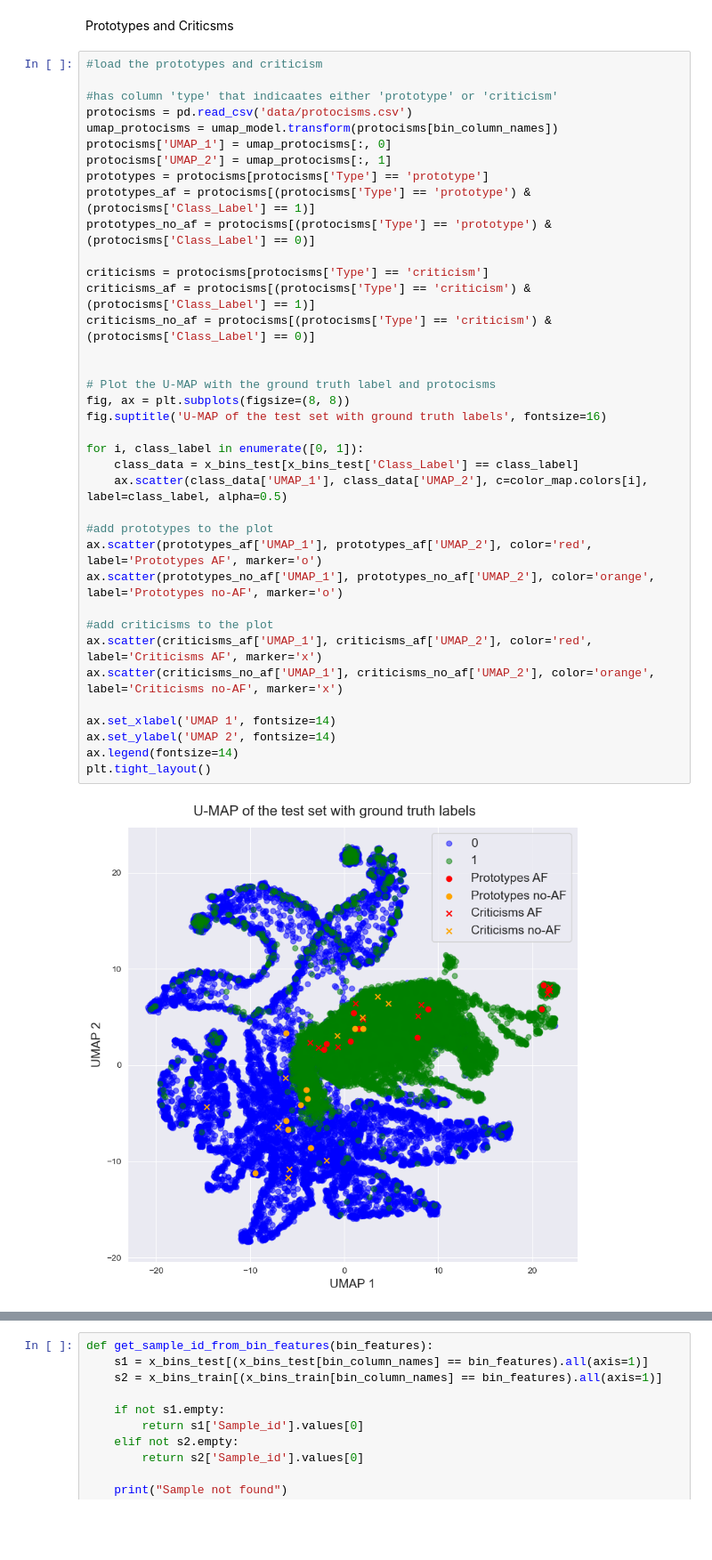
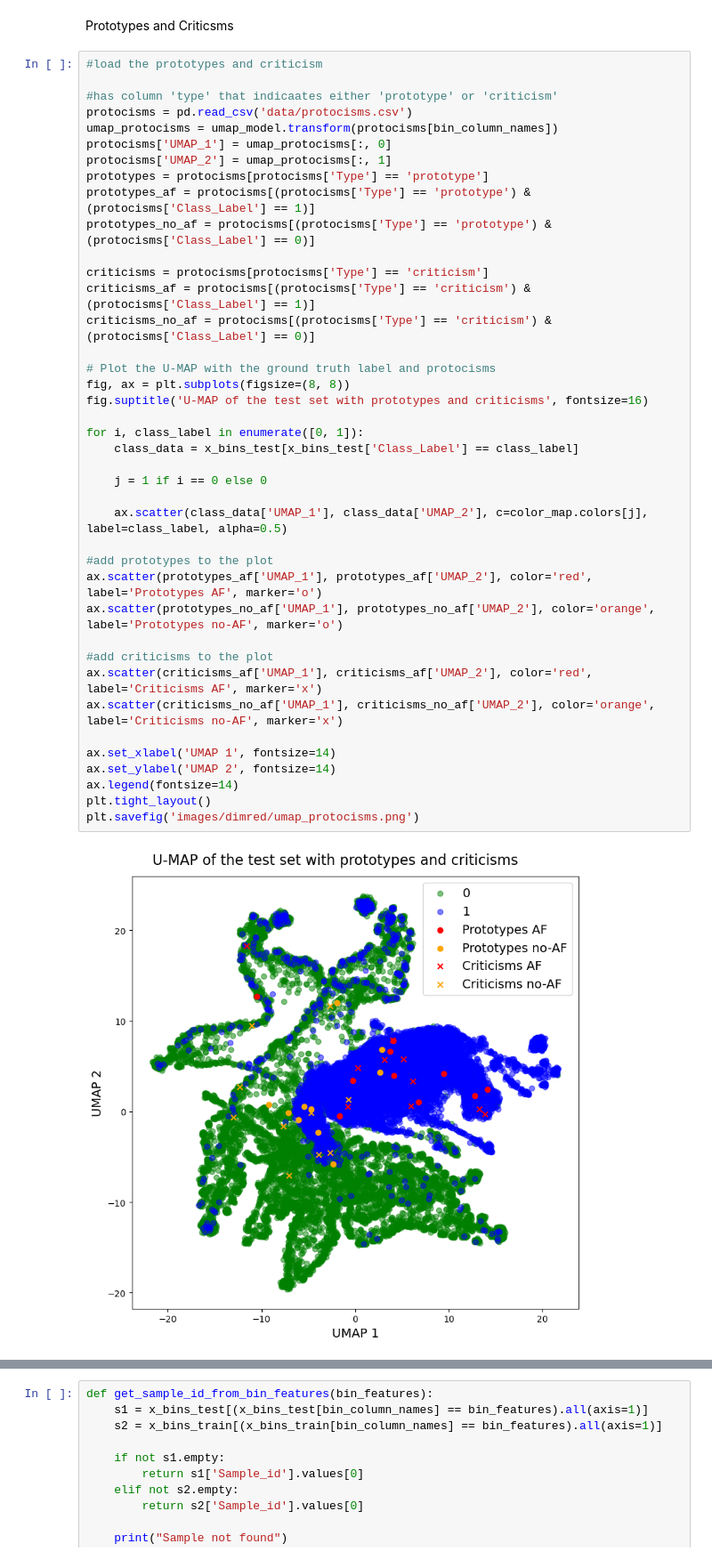
Before and after one commit to gijsdesmit/XAI_project, a Jupyter notebook: Dimensionality_reduction_pipeline.ipynb, the cells around one changed output, grey strips where cells are left out. Shown at 89% size. Saved outputs shown, nothing was run; the diff lists cells and outputs as text; blank space fills up the shorter version.

```diff
--- a/Dimensionality_reduction_pipeline.ipynb
+++ b/Dimensionality_reduction_pipeline.ipynb
@@ -486,34 +473,37 @@ protocisms = pd.read_csv('data/protocisms.csv')
 umap_protocisms = umap_model.transform(protocisms[bin_column_names])
 protocisms['UMAP_1'] = umap_protocisms[:, 0]
 protocisms['UMAP_2'] = umap_protocisms[:, 1]
 prototypes = protocisms[protocisms['Type'] == 'prototype']
 prototypes_af = protocisms[(protocisms['Type'] == 'prototype') & (protocisms['Class_Label'] == 1)]
 prototypes_no_af = protocisms[(protocisms['Type'] == 'prototype') & (protocisms['Class_Label'] == 0)]
 
 criticisms = protocisms[protocisms['Type'] == 'criticism']
 criticisms_af = protocisms[(protocisms['Type'] == 'criticism') & (protocisms['Class_Label'] == 1)]
 criticisms_no_af = protocisms[(protocisms['Type'] == 'criticism') & (protocisms['Class_Label'] == 0)]
 
-
 # Plot the U-MAP with the ground truth label and protocisms
 fig, ax = plt.subplots(figsize=(8, 8))
-fig.suptitle('U-MAP of the test set with ground truth labels', fontsize=16)
+fig.suptitle('U-MAP of the test set with prototypes and criticisms', fontsize=16)
 
 for i, class_label in enumerate([0, 1]):
     class_data = x_bins_test[x_bins_test['Class_Label'] == class_label]
-    ax.scatter(class_data['UMAP_1'], class_data['UMAP_2'], c=color_map.colors[i], label=class_label, alpha=0.5)
+
+    j = 1 if i == 0 else 0
+
+    ax.scatter(class_data['UMAP_1'], class_data['UMAP_2'], c=color_map.colors[j], label=class_label, alpha=0.5)
 
 #add prototypes to the plot
 ax.scatter(prototypes_af['UMAP_1'], prototypes_af['UMAP_2'], color='red', label='Prototypes AF', marker='o')
 ax.scatter(prototypes_no_af['UMAP_1'], prototypes_no_af['UMAP_2'], color='orange', label='Prototypes no-AF', marker='o')
 
 #add criticisms to the plot
 ax.scatter(criticisms_af['UMAP_1'], criticisms_af['UMAP_2'], color='red', label='Criticisms AF', marker='x')
 ax.scatter(criticisms_no_af['UMAP_1'], criticisms_no_af['UMAP_2'], color='orange', label='Criticisms no-AF', marker='x')
 
 ax.set_xlabel('UMAP 1', fontsize=14)
 ax.set_ylabel('UMAP 2', fontsize=14)
 ax.legend(fontsize=14)
 plt.tight_layout()
+plt.savefig('images/dimred/umap_protocisms.png')
 # %% [output]
-[figure, old version]
+[figure, new version]
```
Also changed, not shown: parts of 16 cells of this notebook, 5 other files.
